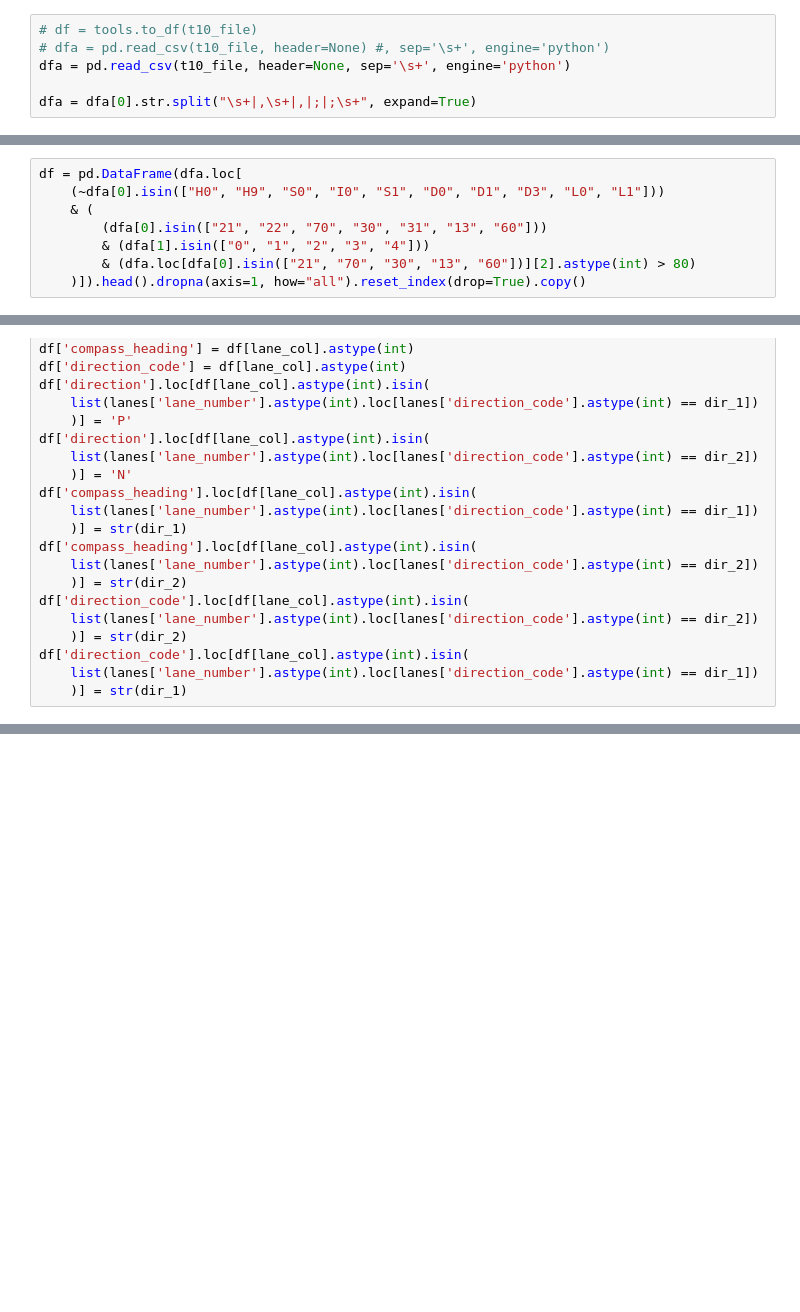
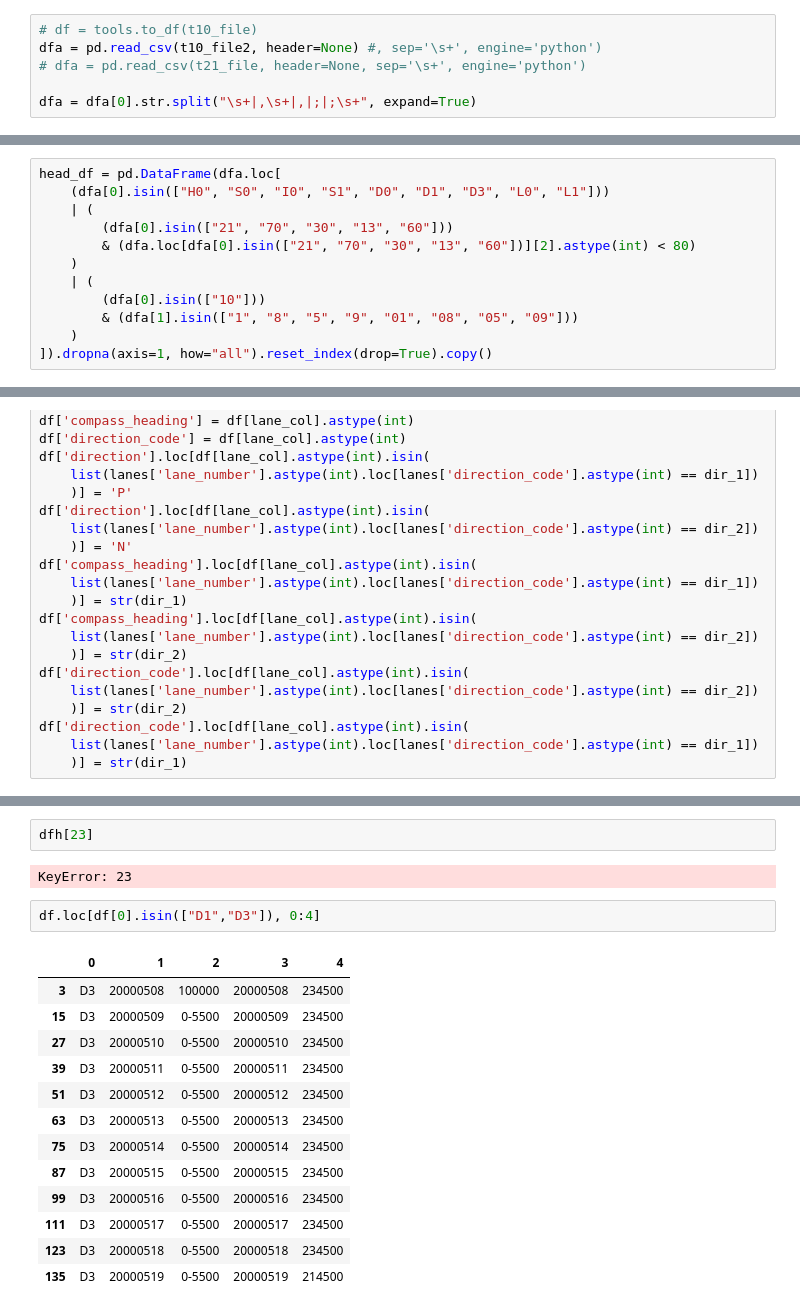
Before and after one commit to brandtosaurus/traffic_electronic_count_ETL, a Jupyter notebook: test.ipynb, the cells around one changed output, grey strips where cells are left out. Saved outputs shown, nothing was run; the diff lists cells and outputs as text; blank space fills up the shorter version.

```diff
--- a/test.ipynb
+++ b/test.ipynb
@@ -36,7 +38,7 @@ electronic_count_data_type_60_columns = list(pd.read_sql_query("SELECT * from tr
 # header_columns = list(pd.read_sql_query("SELECT * from trafc.electronic_count_header limit 1",config.ENGINE).columns)
 # %%
 # df = tools.to_df(t10_file)
-# dfa = pd.read_csv(t10_file, header=None) #, sep='\s+', engine='python')
-dfa = pd.read_csv(t10_file, header=None, sep='\s+', engine='python')
+dfa = pd.read_csv(t10_file2, header=None) #, sep='\s+', engine='python')
+# dfa = pd.read_csv(t21_file, header=None, sep='\s+', engine='python')
 
 dfa = dfa[0].str.split("\s+|,\s+|,|;|;\s+", expand=True)
@@ -85,8 +58,12 @@ data
 # %%
-df = pd.DataFrame(dfa.loc[
-    (~dfa[0].isin(["H0", "H9", "S0", "I0", "S1", "D0", "D1", "D3", "L0", "L1"]))
-    & (
-        (dfa[0].isin(["21", "22", "70", "30", "31", "13", "60"]))
-        & (dfa[1].isin(["0", "1", "2", "3", "4"]))
-        & (dfa.loc[dfa[0].isin(["21", "70", "30", "13", "60"])][2].astype(int) > 80)
-    )]).head().dropna(axis=1, how="all").reset_index(drop=True).copy()
+head_df = pd.DataFrame(dfa.loc[
+    (dfa[0].isin(["H0", "S0", "I0", "S1", "D0", "D1", "D3", "L0", "L1"]))
+    | (
+        (dfa[0].isin(["21", "70", "30", "13", "60"]))
+        & (dfa.loc[dfa[0].isin(["21", "70", "30", "13", "60"])][2].astype(int) < 80)
+    )
+    | (
+        (dfa[0].isin(["10"]))
+        & (dfa[1].isin(["1", "8", "5", "9", "01", "08", "05", "09"]))
+    )
+]).dropna(axis=1, how="all").reset_index(drop=True).copy()
@@ -326,0 +495,20 @@ Series([], Name: direction_code, dtype: object)
+# %%
+dfh[23]
+# %% [output]
+KeyError: 23
+# %%
+df.loc[df[0].isin(["D1","D3"]), 0:4]
+# %% [output]
+|  | 0 | 1 | 2 | 3 | 4 |
+| 3 | D3 | 20000508 | 100000 | 20000508 | 234500 |
+| 15 | D3 | 20000509 | 0-5500 | 20000509 | 234500 |
+| 27 | D3 | 20000510 | 0-5500 | 20000510 | 234500 |
+| 39 | D3 | 20000511 | 0-5500 | 20000511 | 234500 |
+| 51 | D3 | 20000512 | 0-5500 | 20000512 | 234500 |
+| 63 | D3 | 20000513 | 0-5500 | 20000513 | 234500 |
+| 75 | D3 | 20000514 | 0-5500 | 20000514 | 234500 |
+| 87 | D3 | 20000515 | 0-5500 | 20000515 | 234500 |
+| 99 | D3 | 20000516 | 0-5500 | 20000516 | 234500 |
+| 111 | D3 | 20000517 | 0-5500 | 20000517 | 234500 |
+| 123 | D3 | 20000518 | 0-5500 | 20000518 | 234500 |
+| 135 | D3 | 20000519 | 0-5500 | 20000519 | 214500 |
```
Also changed, not shown: parts of 29 cells of this notebook, 1 other file.
